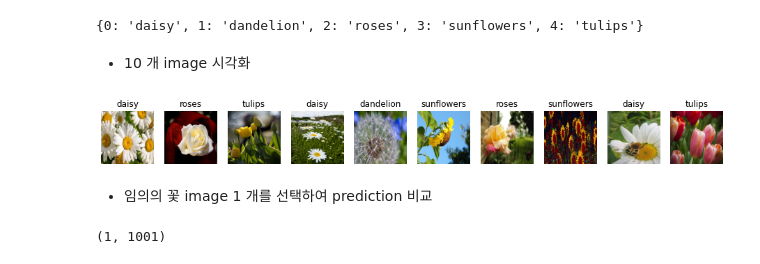
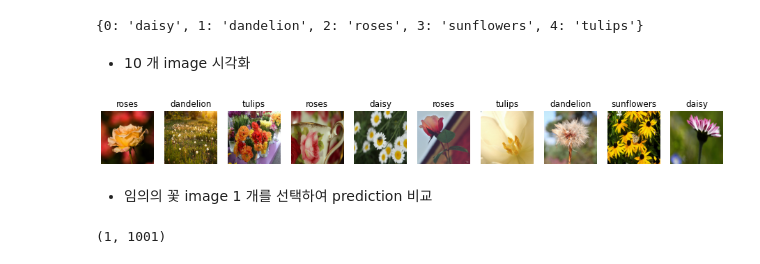
Before and after one commit to ironmanciti/Python_ML_Project, a Jupyter notebook: 150_Transfer_image_Tf_Hub_MobileNet.ipynb, the cells around one changed output. Drawn from its saved outputs; the diff is of its cells as text; code cells hidden in the pictures.

```diff
--- a/150_Transfer_image_Tf_Hub_MobileNet.ipynb
+++ b/150_Transfer_image_Tf_Hub_MobileNet.ipynb
@@ -126,15 +127,15 @@ class_names
 # %%
 plt.figure(figsize=(16, 8))
 
-for i in range(10):
-    plt.subplot(1, 10, i+1)
+for i in range(1, 11):
+    plt.subplot(1, 10, i)
     img = ((input_batch[i]+1)*127.5).astype(np.uint8)
     idx  = np.argmax(label_batch[i])
     plt.imshow(img)
     plt.title(class_names[idx])
     plt.axis('off')
 # %% [output]
-[figure, old version]
+[figure, new version]
 # %% [markdown]
 - 임의의 꽃 image 1 개를 선택하여 prediction 비교
 # %%
```
Also changed, not shown: parts of 8 cells of this notebook, 13 other files.
